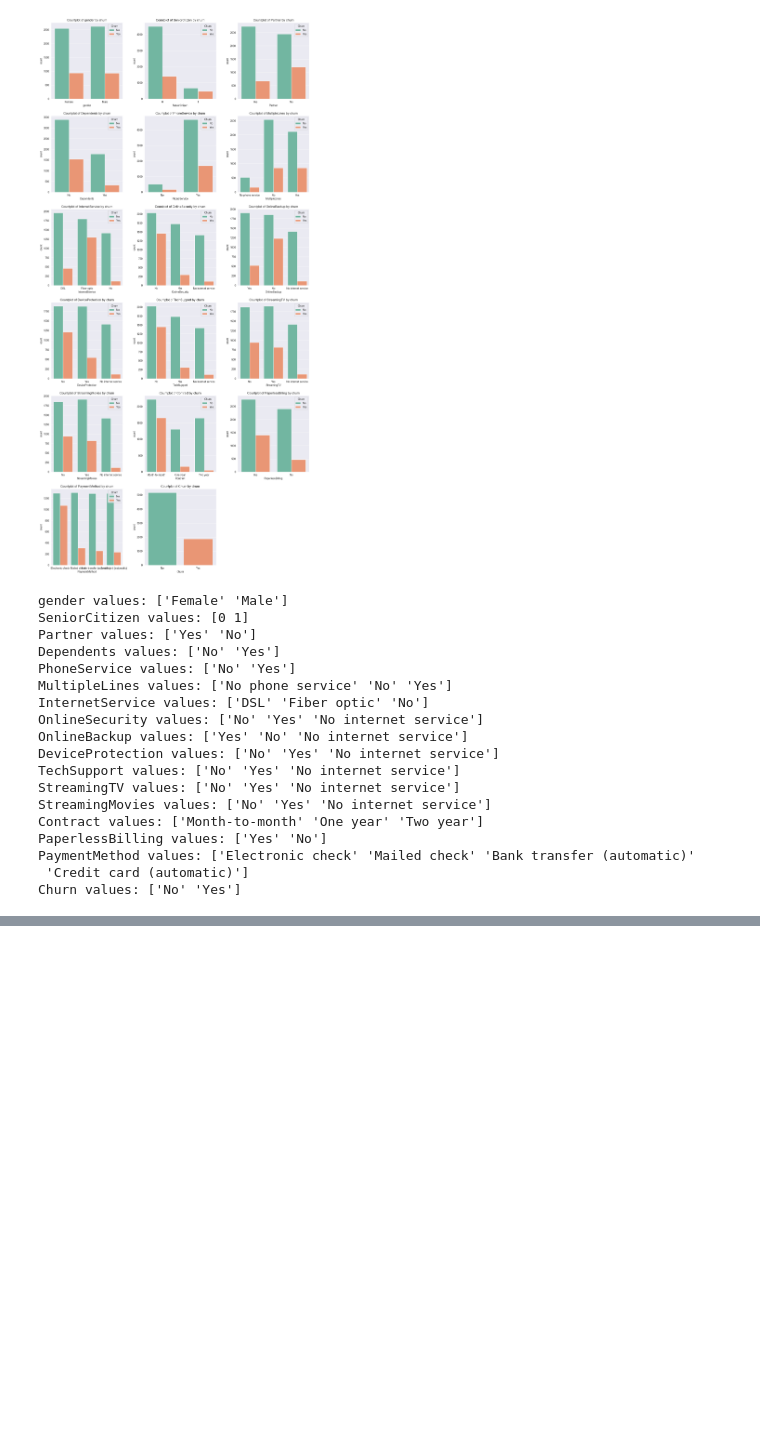
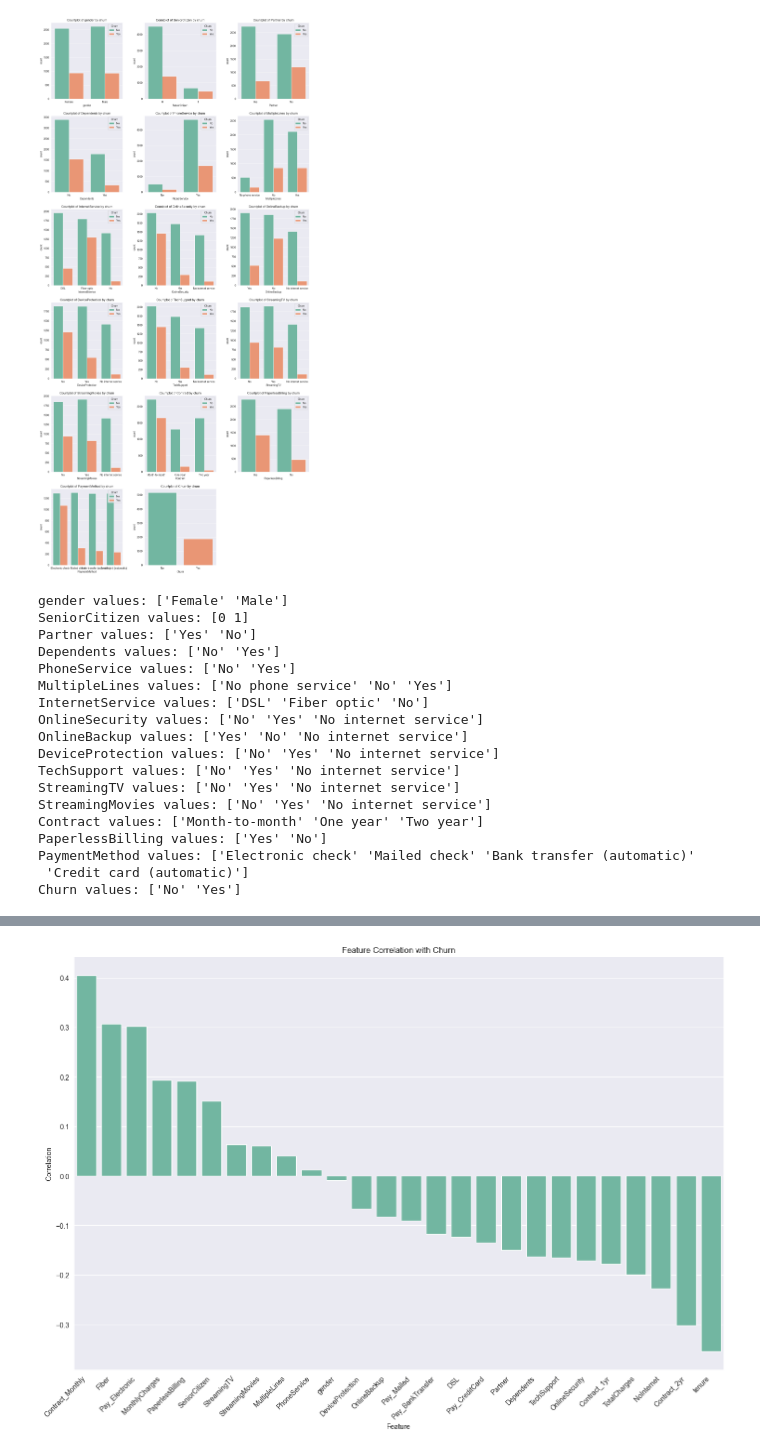
Before and after one commit to chiefzhantr/Customer-Churn-Prediction, a Jupyter notebook: model.ipynb, the cells around one changed output, grey strips where cells are left out. Saved outputs shown, nothing was run; the diff lists cells and outputs as text; code cells hidden in the pictures; blank space fills up the shorter version.

```diff
--- a/model.ipynb
+++ b/model.ipynb
@@ -348,0 +382,3 @@ plt.show()
+# %%
+churn_corr = corr['Churn'].drop('Churn').sort_values(ascending=False)
+print(churn_corr)
@@ -348,0 +403,14 @@ plt.show()
+# %%
+fig = plt.figure(figsize=(14,10))
+sns.barplot(
+    x=churn_corr.index,
+    y=churn_corr.values,
+)
+plt.title("Feature Correlation with Churn")
+plt.ylabel("Correlation")
+plt.xlabel("Feature")
+plt.xticks(rotation=45, ha='right')
+plt.tight_layout()
+plt.show()
+# %% [output]
+[figure, added]
```
Also changed, not shown: parts of 33 cells of this notebook.
